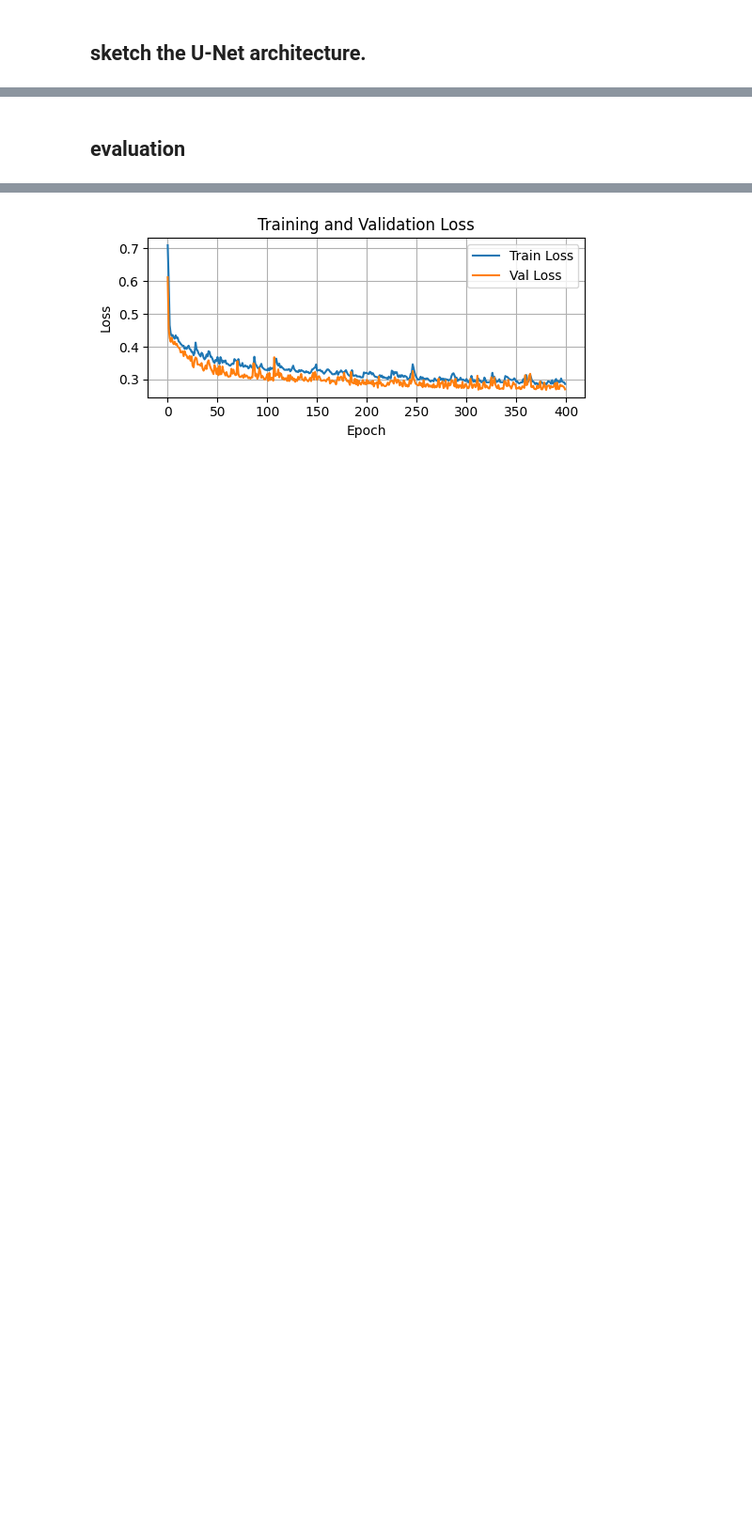
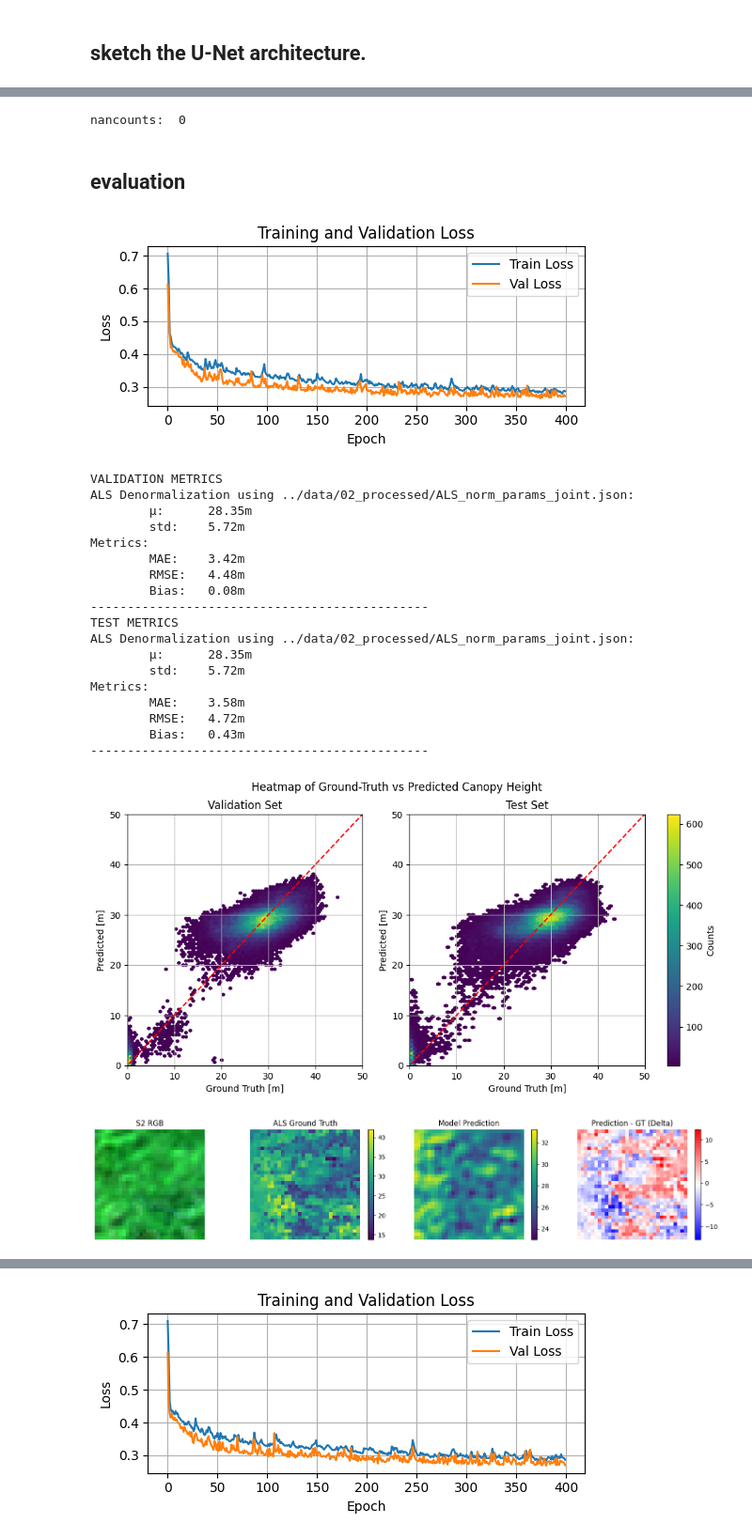
Before and after one commit to fizz-x/TreeHeads, a Jupyter notebook: training/01_unet.ipynb, the cells around one changed output, grey strips where cells are left out. Shown at 94% size. Saved outputs shown, nothing was run; the diff lists cells and outputs as text; code cells hidden in the pictures; blank space fills up the shorter version.

```diff
--- a/training/01_unet.ipynb
+++ b/training/01_unet.ipynb
@@ -298,25 +333,33 @@ class UNet(nn.Module):
 # %%
 from tqdm import trange
 
-model = UNet(config['num_bands']).to(config['device'])
-criterion = nn.HuberLoss(delta=config['huber_delta'])
+model = UNet(config['num_bands']).to(config['device'])  # +1 for fmask channel
+criterion_nomask = nn.HuberLoss(delta=config['huber_delta'])
+criterion = masked_huber_loss  # Use custom masked Huber loss
+# criterion = nn.MSELoss()  # or nn.L1Loss() for Mean Absolute
 optimizer = optim.Adam(model.parameters(), lr=config['lr'], weight_decay=config['weight_decay'])
 # Learning rate scheduler
 #scheduler = optim.lr_scheduler.StepLR(optimizer, step_size=10, gamma=0.3)
 
 train_losses, val_losses = [], []
+nancounts = 0
 
 for epoch in trange(config['epochs'], desc="Epochs"):
     model.train()
     train_loss = 0.0
-    for inputs, targets in train_loader:
-        inputs, targets = inputs.to(config['device']), targets.to(config['device'])
+    for inputs, targets, mask in train_loader:
+        inputs, targets, mask = inputs.to(config['device']), targets.to(config['device']), mask.to(config['device'])
         optimizer.zero_grad()
         outputs = model(inputs)
-        loss = criterion(outputs, targets)
+        loss = criterion(outputs, targets, mask)
         loss.backward()
+        #loss_nomask = criterion_nomask(outputs,targets)
+        #if abs(loss-loss_nomask)>1e-3: print("Error in Loss Function, unless nan input fed in.")
         optimizer.step()
         train_loss += loss.item() * inputs.size(0)
+
+        # Count number of zeros in the mask tensor for this batch
+        nancounts += (mask == 0).sum().item()
 
     train_loss /= len(train_loader.dataset)
 
@@ -324,10 +367,10 @@ for epoch in trange(config['epochs'], desc="Epochs"):
     model.eval()
     val_loss = 0.0
     with torch.no_grad():
-        for inputs, targets in val_loader:
-            inputs, targets = inputs.to(config['device']), targets.to(config['device'])
+        for inputs, targets, mask in val_loader:
+            inputs, targets, mask = inputs.to(config['device']), targets.to(config['device']), mask.to(config['device'])
             outputs = model(inputs)
-            loss = criterion(outputs, targets)
+            loss = criterion(outputs, targets, mask)
             val_loss += loss.item() * inputs.size(0)
     val_loss /= len(val_loader.dataset)
 
@@ -338,5 +381,33 @@ for epoch in trange(config['epochs'], desc="Epochs"):
         #print(f"Epoch {epoch+1}/{config['epochs']}, Train Loss: {train_loss:.4f}, Val Loss: {val_loss:.4f}")
         #print(f"Epoch {epoch+1}/{config['epochs']}, Train Loss: {train_loss:.4f}, Val Loss: {val_loss:.4f}")
     #print(f"Epoch {epoch+1}: Train Loss = {train_loss:.4f}, Val Loss = {val_loss:.4f}")
+print("nancounts: ",nancounts)
+# %% [output]
+nancounts:  0
 # %% [markdown]
 ## evaluation
+# %%
+# no NaNs
+eval.plot_eval_report(train_losses, val_losses, model, val_loader,test_loader, json_path=ALS_NORM_PARAMS_JOINT, config=config)
+# %% [output]
+[figure, added]
+VALIDATION METRICS
+ALS Denormalization using ../data/02_processed/ALS_norm_params_joint.json:
+        µ:      28.35m
+        std:    5.72m
+Metrics:
+        MAE:    3.42m
+        RMSE:   4.48m
+        Bias:   0.08m
+----------------------------------------------
+TEST METRICS
+ALS Denormalization using ../data/02_processed/ALS_norm_params_joint.json:
+        µ:      28.35m
+        std:    5.72m
+Metrics:
+        MAE:    3.58m
+        RMSE:   4.72m
+        Bias:   0.43m
+----------------------------------------------
+[figure, added]
+[figure, added]
```
Also changed, not shown: parts of 15 cells of this notebook, 2 other files.
